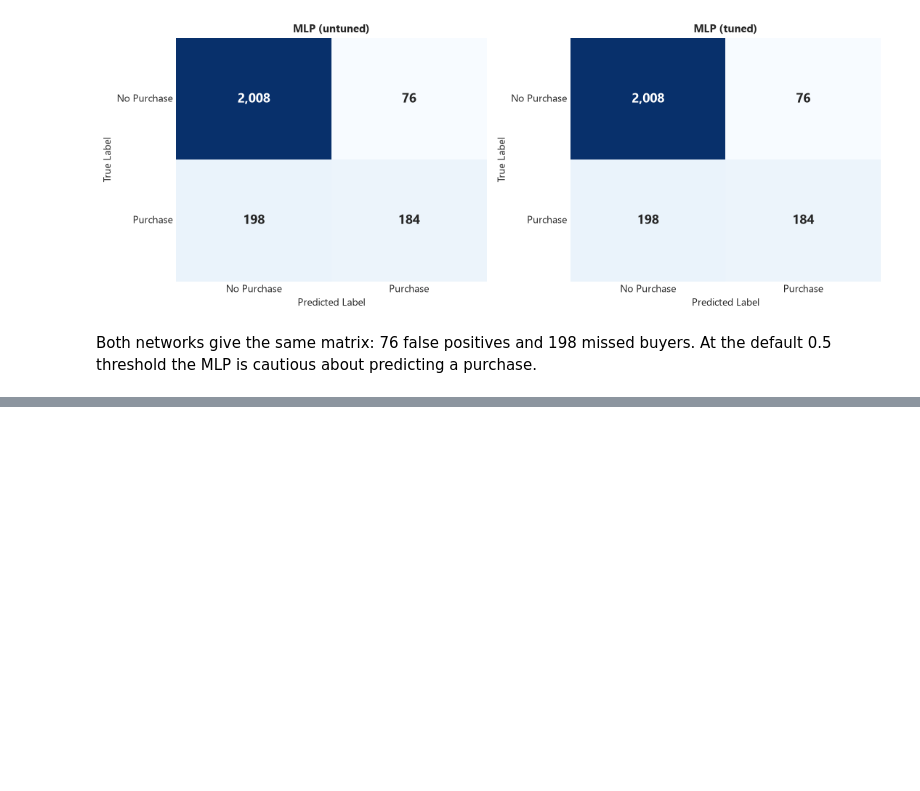
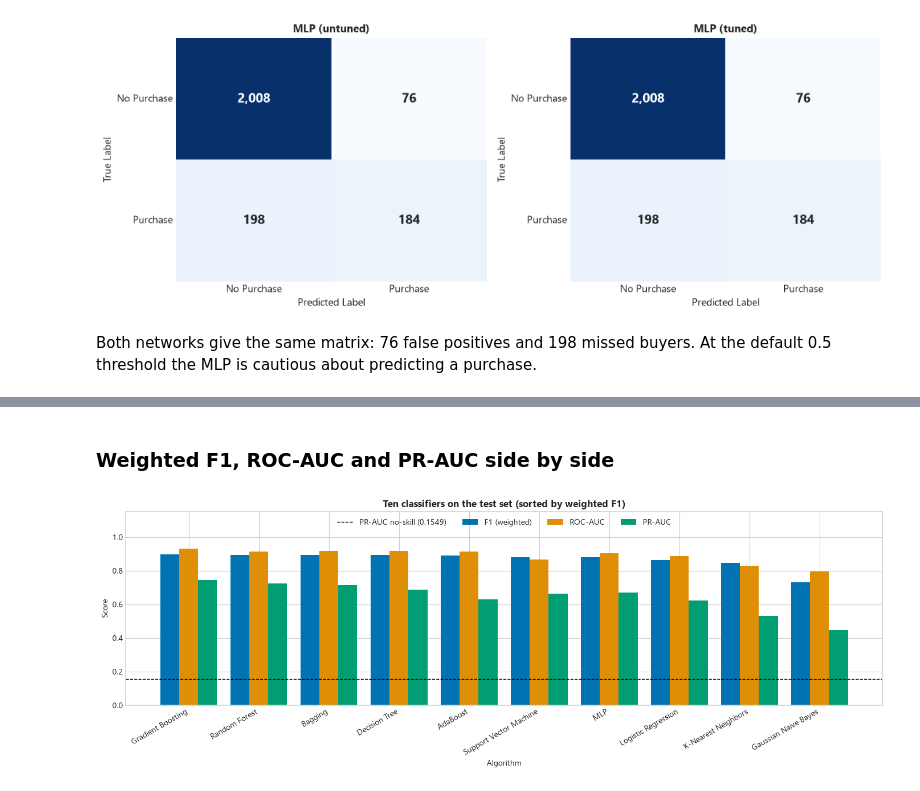
Before and after one commit to MR7star/ML-Capstone-Project, a Jupyter notebook: notebooks/classification.ipynb, the cells around one changed output, grey strips where cells are left out. Drawn from its saved outputs; the diff is of its cells as text; code cells hidden in the pictures; blank space fills up the shorter version.

```diff
--- a/notebooks/classification.ipynb
+++ b/notebooks/classification.ipynb
@@ -1720,0 +1772,23 @@ Both networks give the same matrix: 76 false positives and 198 missed buyers. At
+# %% [markdown]
+### Weighted F1, ROC-AUC and PR-AUC side by side
+# %%
+algos = ten_df[ten_df["Algorithm"] != "Dummy (most frequent)"]
+bar_metrics = ["F1 (weighted)", "ROC-AUC", "PR-AUC"]
+x = np.arange(len(algos))
+width = 0.27
+
+fig, ax = plt.subplots(figsize=(14, 5))
+for i, m in enumerate(bar_metrics):
+    ax.bar(x + (i - 1) * width, algos[m], width, label=m, color=cm_palette[i])
+ax.axhline(y_test.mean(), color="black", ls="--", lw=1, label=f"PR-AUC no-skill ({y_test.mean():.4f})")
+ax.set_xticks(x)
+ax.set_xticklabels(algos["Algorithm"], rotation=30, ha="right")
+ax.set_ylim(0, 1.15)
+ax.set_title("Ten classifiers on the test set (sorted by weighted F1)", fontsize=12, fontweight="bold")
+ax.set_xlabel("Algorithm")
+ax.set_ylabel("Score")
+ax.legend(loc="upper center", ncol=4)
+plt.tight_layout()
+plt.show()
+# %% [output]
+[figure, added]
```
Also changed, not shown: parts of 24 cells of this notebook, 1 other file.
